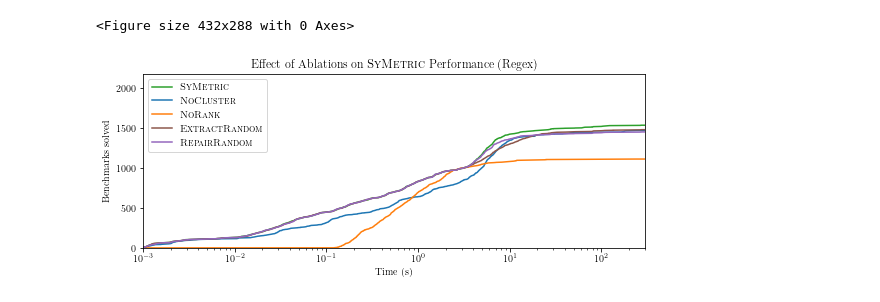
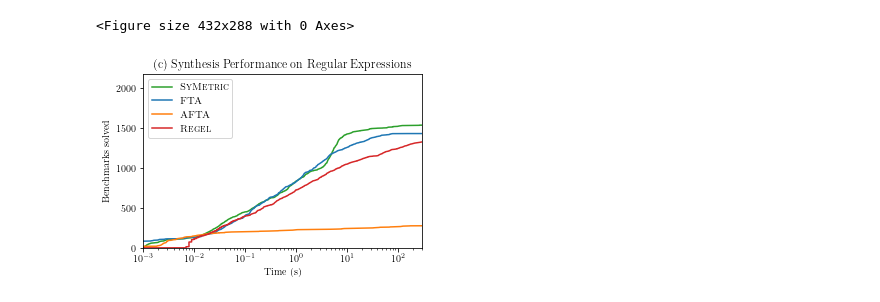
Before and after one commit to jfeser/symetric, a Jupyter notebook: notebooks/Regex results.ipynb, the cells around one changed output. Cells and saved outputs as stored; diff of their text form; code cells hidden in the pictures.

```diff
--- a/notebooks/Regex results.ipynb
+++ b/notebooks/Regex results.ipynb
@@ -24,2 +25,2 @@ df = load('.')
 # %%
-df[df['bench']=='2']
+enum = load('runs/regex-enum')
@@ -44,0 +27,2 @@ df[df['bench']=='2']
+# %%
+abst = load('runs/regex-abs')
@@ -68,3 +64,16 @@ df[(df['n_groups']==200)&\
 # %%
-10**3
+def load_regel(d):
+    times = []
+    for fn in os.listdir(d):
+        with open(d + '/' + fn, 'r') as f:
+            x = f.readlines()
+        for line in x:
+            if 'Total time:' in line:
+                time = float(line.split(':')[1])
+                times.append(time)
+                break
+    return times
+
+regel_df = pd.DataFrame({'runtime': load_regel('/home/jovyan/work/home/feser/regel-runs/mode1')})
+regel_df
 # %% [output]
@@ -74,12 +100,57 @@ n_bench = 2174
 # %%
-ax = plot_ablations(df)
-ax.set_title(r"Effect of Ablations on \textsc{SyMetric} Performance (Regex)")
-ax.set_ylim([0, n_bench + 1])
-ax.set_xlim([1e-3, 300])
-ax.set_xscale("log")
-plt.legend(loc="upper left")
-plt.savefig('/home/jovyan/work/home/feser/metric_synth/regex_ablation.pdf', bbox_inches="tight")
+def plot():
+    plt.tight_layout()
+    fig = plt.figure(figsize=(5, 3.2))
+    ax = fig.add_subplot(1, 1, 1)
+
+    std = metric[
+        (metric["extract"] == "Greedy")
+        & (metric["repair"] == "Guided")
+        & (metric["threshold"] > 0)
+        & (metric["rank"])
+    ]["runtime"]
+    std = std.sort_values().fillna(1e10)
+    ax.plot(
+        [0] + list(std), range(0, len(std) + 1), label=r"\textsc{SyMetric}", color="C2"
+    )
+
+    en = enum["runtime"]
+    en = en.sort_values().fillna(1e10)
+    ax.plot(
+        [0] + list(en),
+        range(0, len(en) + 1),
+        label=r"\textsc{FTA}",
+        color="C0",
+    )
+
+    abstr = abst["runtime"]
+    abstr = abstr.sort_values().fillna(1e10)
+    ax.plot(
+        [0] + list(abstr),
+        range(0, len(abstr) + 1),
+        label=r"\textsc{AFTA}",
+        color="C1",
+    )
+
+    reg = regel_df['runtime']
+    reg = reg.sort_values().fillna(1e10)
+    ax.plot(
+        [0] + list(reg) + [1e10],
+        range(0, len(reg) + 2),
+        label=r"\textsc{Regel}",
+        color="C3",
+    )
+
+    ax.set_ylim([0, n_bench])
+    ax.set_xlim([1e-3, 300])
+    ax.set_xscale('log')
+    ax.set_ylabel("Benchmarks solved")
+    ax.set_xlabel("Time (s)")
+    plt.legend(loc="upper left")
+    ax.set_title(r"(c) Synthesis Performance on Regular Expressions")
+    plt.savefig('/home/jovyan/work/home/feser/metric_synth/regex_comparison.pdf')
+plot()
 # %% [output]
 <Figure size 432x288 with 0 Axes>
-[figure, old version]
+[figure, new version]
 # %%
```
Also changed, not shown: parts of 17 cells of this notebook, 9 other files.
